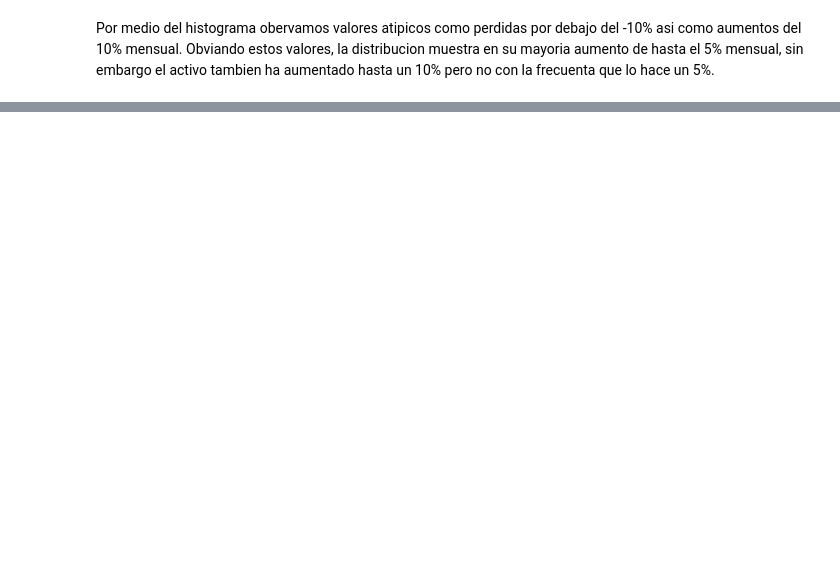
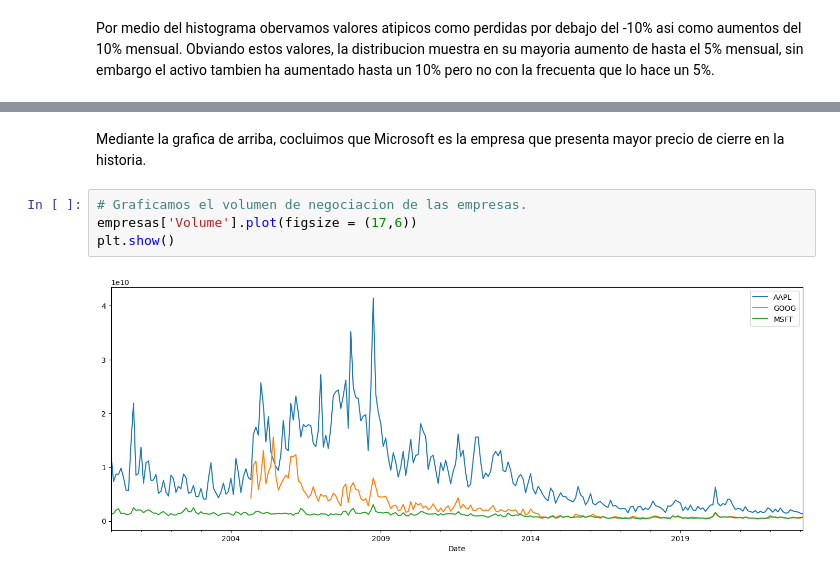
Before and after one commit to Gustgv/Proyecto-Data-Analytics-SP500, a Jupyter notebook: EDA.ipynb, the cells around one changed output, grey strips where cells are left out. Cells and saved outputs as stored; diff of their text form; blank space fills up the shorter version.

```diff
--- a/EDA.ipynb
+++ b/EDA.ipynb
@@ -115,0 +182,8 @@ Por medio del histograma obervamos valores atipicos como perdidas por debajo del
+# %% [markdown]
+Mediante la grafica de arriba, cocluimos que Microsoft es la empresa que presenta mayor precio de cierre en la historia.
+# %%
+# Graficamos el volumen de negociacion de las empresas.
+empresas['Volume'].plot(figsize = (17,6))
+plt.show()
+# %% [output]
+[figure, added]
```
Also changed, not shown: parts of 11 cells of this notebook, 2 other files.
